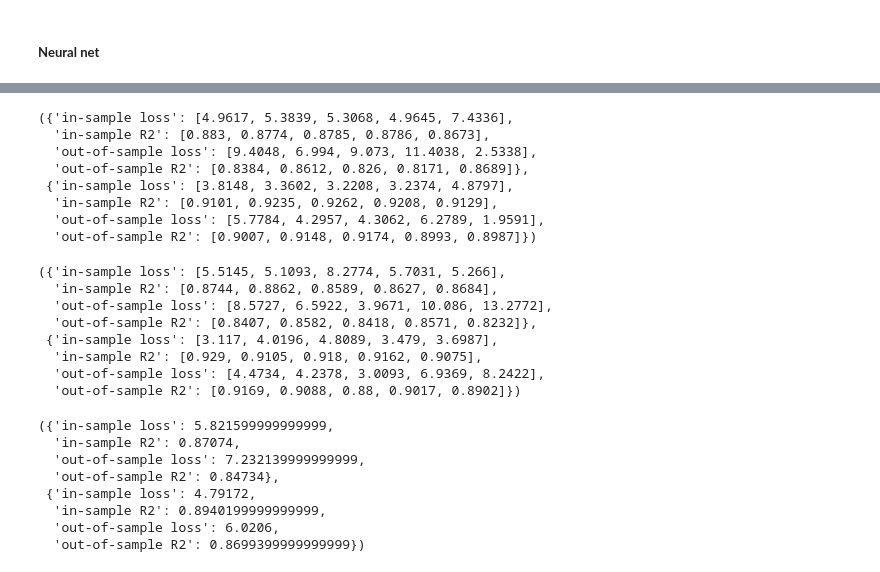
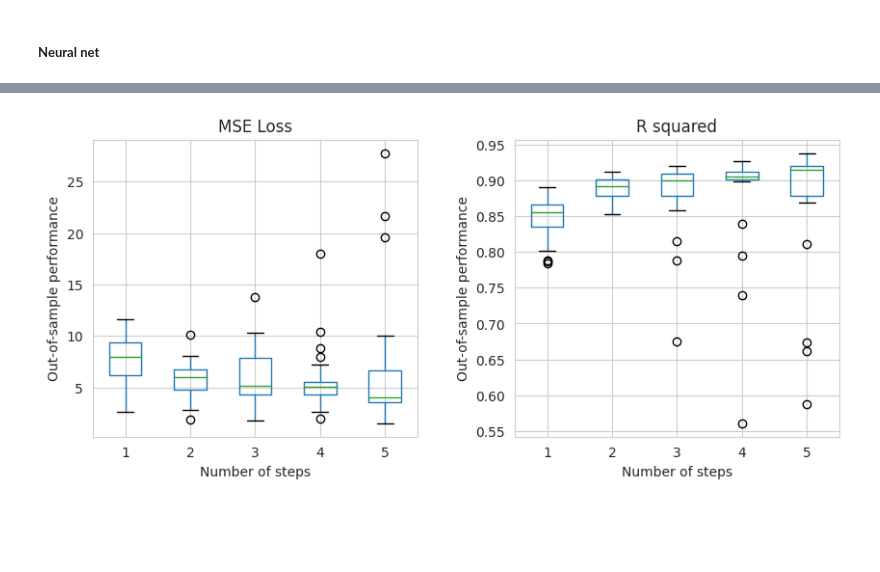
Before and after one commit to RitaMargari/urban-facilities-provision, a Jupyter notebook: main.ipynb, the cells around one changed output, grey strips where cells are left out. Saved outputs shown, nothing was run; the diff lists cells and outputs as text; code cells hidden in the pictures; blank space fills up the shorter version.

```diff
--- a/main.ipynb
+++ b/main.ipynb
@@ -441,36 +524,35 @@ gnn_vnn_v3
-# %%
-with open("output/metrics/metrics_dcgm.json", 'r+') as file:
-    file_data = json.load(file)
-# %%
-file_data["gnn_vnn_v1"]['2'], file_data["gnn_vnn_v2"]['2']
-# %% [output]
-({'in-sample loss': [4.9617, 5.3839, 5.3068, 4.9645, 7.4336],
-  'in-sample R2': [0.883, 0.8774, 0.8785, 0.8786, 0.8673],
-  'out-of-sample loss': [9.4048, 6.994, 9.073, 11.4038, 2.5338],
-  'out-of-sample R2': [0.8384, 0.8612, 0.826, 0.8171, 0.8689]},
- {'in-sample loss': [3.8148, 3.3602, 3.2208, 3.2374, 4.8797],
-  'in-sample R2': [0.9101, 0.9235, 0.9262, 0.9208, 0.9129],
-  'out-of-sample loss': [5.7784, 4.2957, 4.3062, 6.2789, 1.9591],
-  'out-of-sample R2': [0.9007, 0.9148, 0.9174, 0.8993, 0.8987]})
-# %%
-file_data["gnn_vnn_v1"]['1'], file_data["gnn_vnn_v2"]['1']
-# %% [output]
-({'in-sample loss': [5.5145, 5.1093, 8.2774, 5.7031, 5.266],
-  'in-sample R2': [0.8744, 0.8862, 0.8589, 0.8627, 0.8684],
-  'out-of-sample loss': [8.5727, 6.5922, 3.9671, 10.086, 13.2772],
-  'out-of-sample R2': [0.8407, 0.8582, 0.8418, 0.8571, 0.8232]},
- {'in-sample loss': [3.117, 4.0196, 4.8089, 3.479, 3.6987],
-  'in-sample R2': [0.929, 0.9105, 0.918, 0.9162, 0.9075],
-  'out-of-sample loss': [4.4734, 4.2378, 3.0093, 6.9369, 8.2422],
-  'out-of-sample R2': [0.9169, 0.9088, 0.88, 0.9017, 0.8902]})
-# %%
-dict((k, np.mean(v))for k, v in file_data["gnn_vnn_v1"]['2'].items()), dict((k, np.mean(v))for k, v in file_data["gnn_vnn_v2"]['2'].items())
-# %% [output]
-({'in-sample loss': 5.821599999999999,
-  'in-sample R2': 0.87074,
-  'out-of-sample loss': 7.232139999999999,
-  'out-of-sample R2': 0.84734},
- {'in-sample loss': 4.79172,
-  'in-sample R2': 0.8940199999999999,
-  'out-of-sample loss': 6.0206,
-  'out-of-sample R2': 0.8699399999999999})
+# %%
+with open("output/metrics/metrics_dcgm_norm_layers_repeated.json", 'r+') as file:
+    file_data = json.load(file)
+
+dfs = []
+for i in range(5):
+    df_v3 = pd.DataFrame(file_data["gnn_vnn_v3"][str(i)])
+    df_v3 = df_v3.apply(lambda x: x.explode())
+    dfs.append(df_v3)
+
+df = pd.concat(dfs)
+df.columns = [1, 2, 3, 4, 5]
+df = df.convert_dtypes()
+# %%
+fig = plt.figure(figsize=(10, 4))
+plt.subplots_adjust(hspace=0.5)
+plt.subplots_adjust(wspace=0.3)
+gs = fig.add_gridspec(1,2)
+ax1 = fig.add_subplot(gs[0, 0])
+ax2 = fig.add_subplot(gs[0, 1])
+
+df.loc["out-of-sample R2"].boxplot(ax=ax2)
+df.loc["out-of-sample loss"].boxplot(ax=ax1)
+
+ax1.set_xlabel("Number of steps")
+ax2.set_xlabel("Number of steps")
+
+ax1.set_ylabel("Out-of-sample performance")
+ax2.set_ylabel("Out-of-sample performance")
+
+ax1.set_title("MSE Loss")
+ax2.set_title("R squared")
+plt.show()
+# %% [output]
+[figure, added]
```
Also changed, not shown: parts of 6 cells of this notebook, 4 other files.
